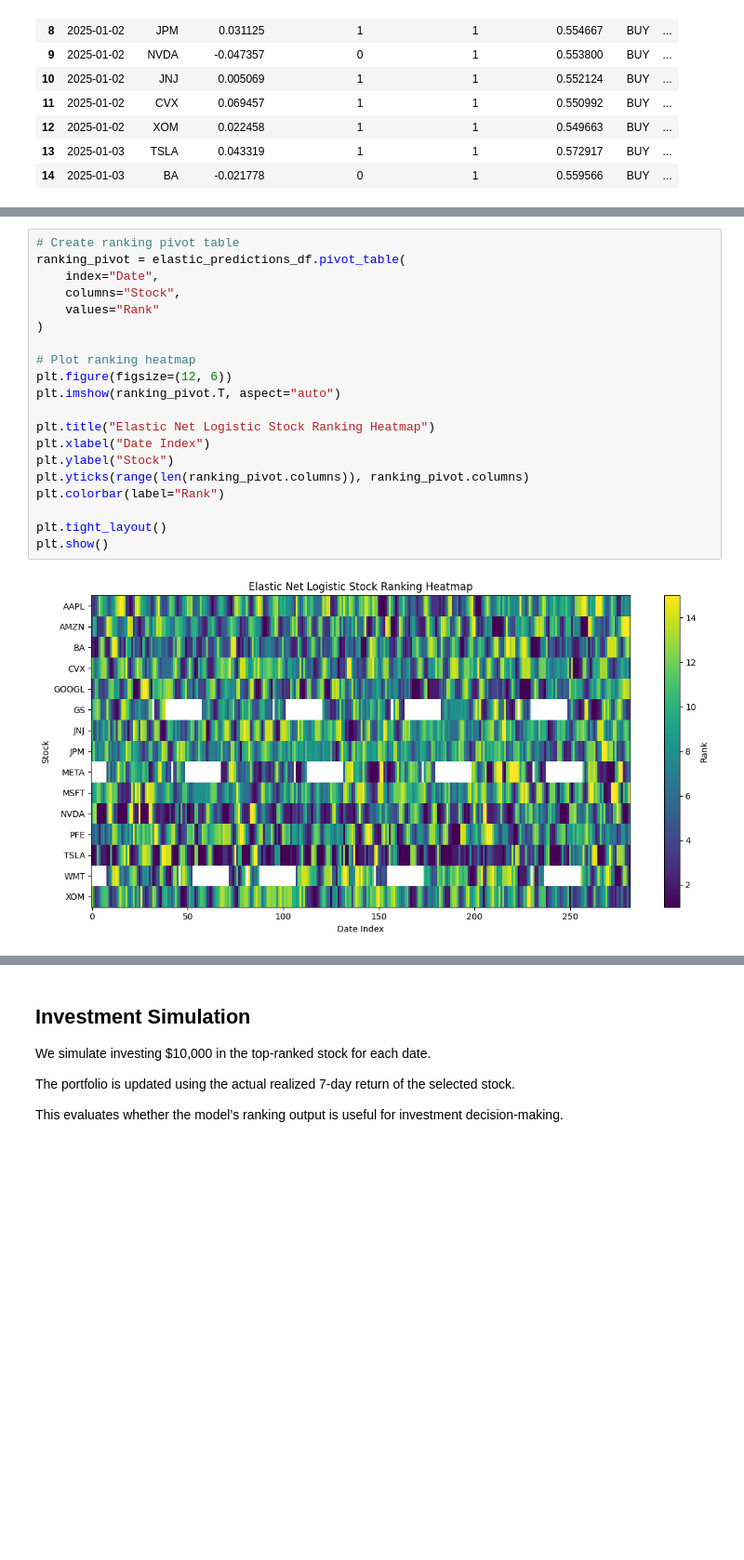
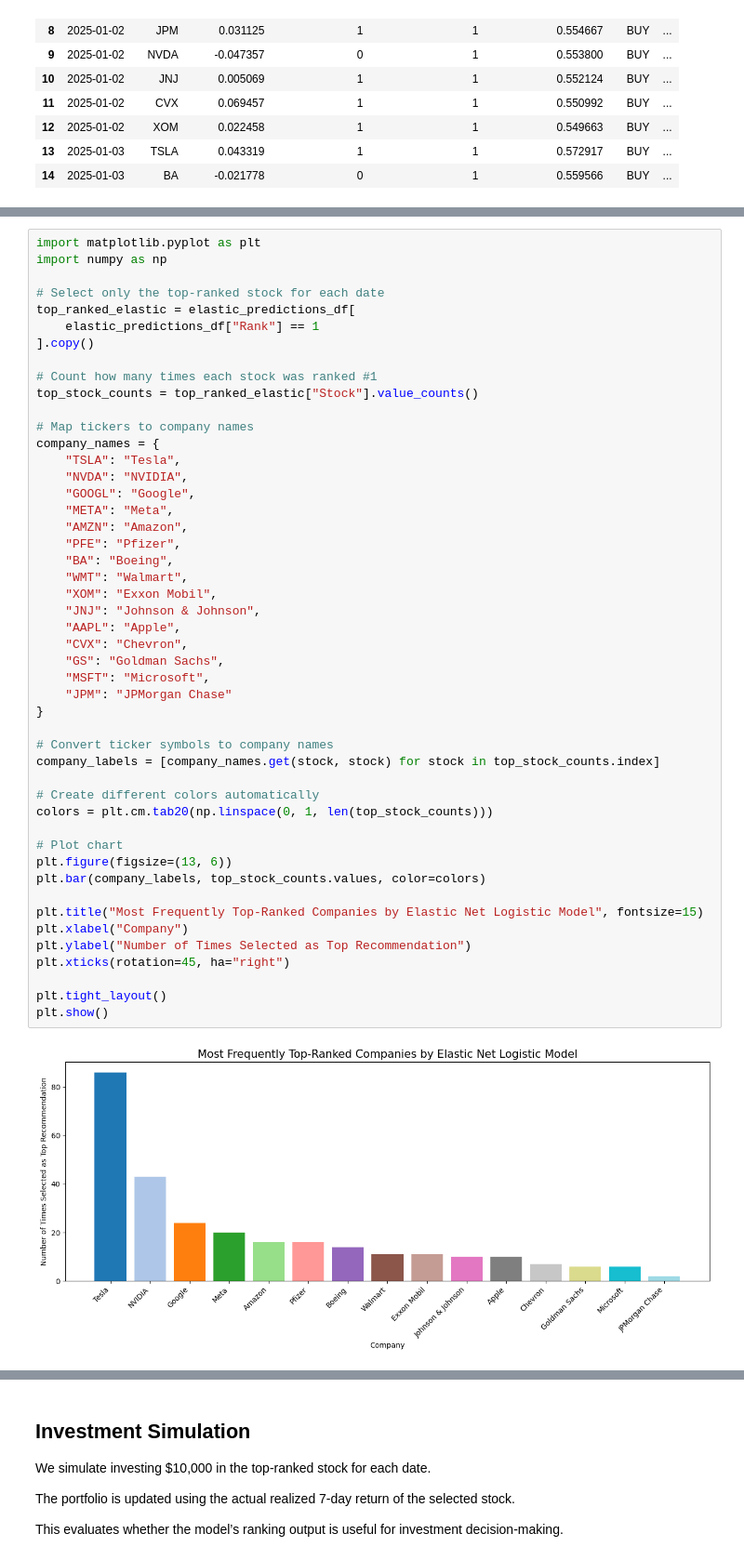
Before and after one commit to SU-IST707-SP26/group-project-algorithm-architects, a Jupyter notebook: work/Models/ElasticNet_Logistic_Model.ipynb, the cells around one changed output, grey strips where cells are left out. Shown at 93% size. Saved outputs shown, nothing was run; the diff lists cells and outputs as text; blank space fills up the shorter version.

Commit message:
Updated model learning

```diff
--- a/work/Models/ElasticNet_Logistic_Model.ipynb
+++ b/work/Models/ElasticNet_Logistic_Model.ipynb
@@ -647,24 +688,52 @@ The ranking heatmap shows how each stock ranks across different dates.
 
 Lower rank values indicate stronger model recommendations.
 # %%
-# Create ranking pivot table
-ranking_pivot = elastic_predictions_df.pivot_table(
-    index="Date",
-    columns="Stock",
-    values="Rank"
-)
+import matplotlib.pyplot as plt
+import numpy as np
 
-# Plot ranking heatmap
-plt.figure(figsize=(12, 6))
-plt.imshow(ranking_pivot.T, aspect="auto")
+# Select only the top-ranked stock for each date
+top_ranked_elastic = elastic_predictions_df[
+    elastic_predictions_df["Rank"] == 1
+].copy()
 
-plt.title("Elastic Net Logistic Stock Ranking Heatmap")
-plt.xlabel("Date Index")
-plt.ylabel("Stock")
-plt.yticks(range(len(ranking_pivot.columns)), ranking_pivot.columns)
-plt.colorbar(label="Rank")
+# Count how many times each stock was ranked #1
+top_stock_counts = top_ranked_elastic["Stock"].value_counts()
+
+# Map tickers to company names
+company_names = {
+    "TSLA": "Tesla",
+    "NVDA": "NVIDIA",
+    "GOOGL": "Google",
+    "META": "Meta",
+    "AMZN": "Amazon",
+    "PFE": "Pfizer",
+    "BA": "Boeing",
+    "WMT": "Walmart",
+    "XOM": "Exxon Mobil",
+    "JNJ": "Johnson & Johnson",
+    "AAPL": "Apple",
+    "CVX": "Chevron",
+    "GS": "Goldman Sachs",
+    "MSFT": "Microsoft",
+    "JPM": "JPMorgan Chase"
+}
+
+# Convert ticker symbols to company names
+company_labels = [company_names.get(stock, stock) for stock in top_stock_counts.index]
+
+# Create different colors automatically
+colors = plt.cm.tab20(np.linspace(0, 1, len(top_stock_counts)))
+
+# Plot chart
+plt.figure(figsize=(13, 6))
+plt.bar(company_labels, top_stock_counts.values, color=colors)
+
+plt.title("Most Frequently Top-Ranked Companies by Elastic Net Logistic Model", fontsize=15)
+plt.xlabel("Company")
+plt.ylabel("Number of Times Selected as Top Recommendation")
+plt.xticks(rotation=45, ha="right")
 
 plt.tight_layout()
 plt.show()
 # %% [output]
-[figure, old version]
+[figure, new version]
```
Also changed, not shown: parts of 5 cells of this notebook.
